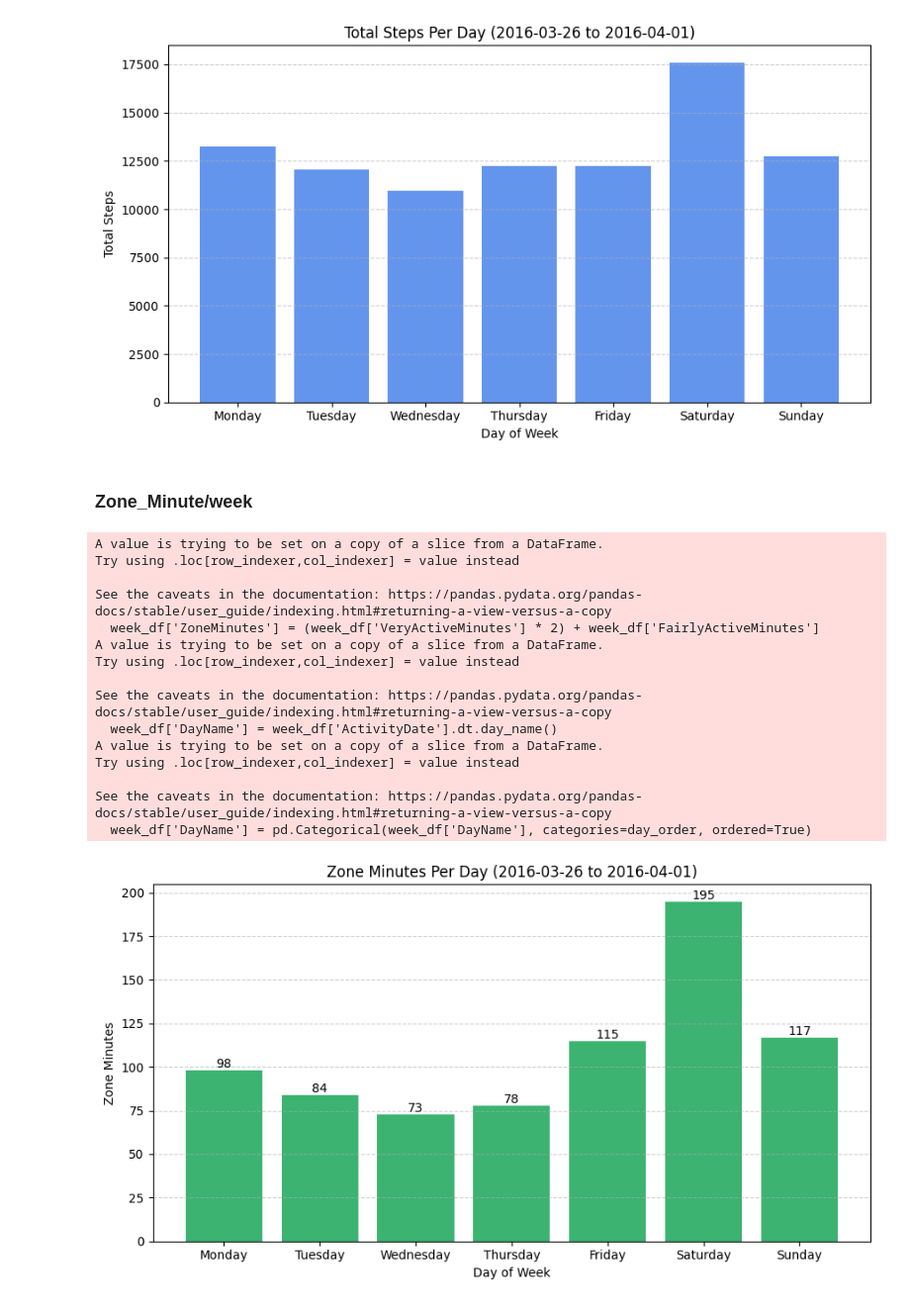
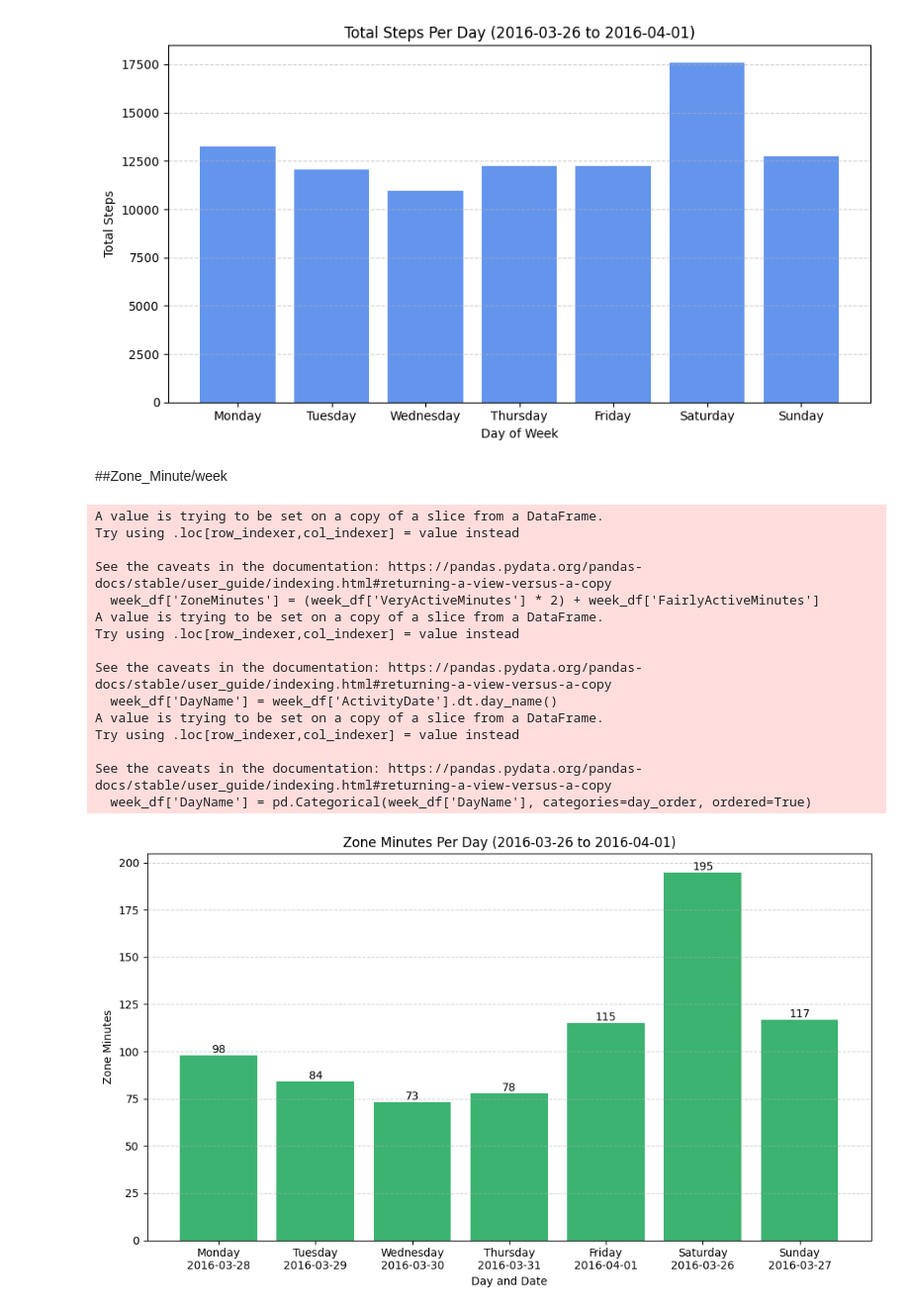
Before and after one commit to AnjaliVaghjiani/Thesis, a Jupyter notebook: DataAnalyisis.ipynb, the cells around one changed output. Shown at 99% size. Cells and saved outputs as stored; diff of their text form; code cells hidden in the pictures.

```diff
--- a/DataAnalyisis.ipynb
+++ b/DataAnalyisis.ipynb
@@ -321,7 +321,7 @@ See the caveats in the documentation: https://pandas.pydata.org/pandas-docs/stab
   week_df['DayName'] = pd.Categorical(week_df['DayName'], categories=day_order, ordered=True)
 [figure]
 # %% [markdown]
-### Zone_Minute/week
+##Zone_Minute/week
 # %%
 
 # Copy and prepare data
@@ -347,36 +347,39 @@ day_order = ['Monday', 'Tuesday', 'Wednesday', 'Thursday', 'Friday', 'Saturday',
 week_df['DayName'] = pd.Categorical(week_df['DayName'], categories=day_order, ordered=True)
 week_df = week_df.sort_values('DayName')
 
+week_df['DayDateLabel'] = week_df.apply(
+    lambda row: f"{row['DayName']}\n{row['ActivityDate'].strftime('%Y-%m-%d')}", axis=1
+)
 # Plot zone minutes per day
-plt.figure(figsize=(9, 5))
-bars = plt.bar(week_df['DayName'], week_df['ZoneMinutes'], color='mediumseagreen')
+plt.figure(figsize=(10, 6))
+bars = plt.bar(week_df['DayDateLabel'], week_df['ZoneMinutes'], color='mediumseagreen')
 
 # Add value labels on top of each bar
 for bar in bars:
     height = bar.get_height()
     plt.text(bar.get_x() + bar.get_width() / 2, height, f'{int(height)}',
              ha='center', va='bottom', fontsize=10)
 
 plt.title(f'Zone Minutes Per Day ({start_date.date()} to {end_date.date()})')
-plt.xlabel('Day of Week')
+plt.xlabel('Day and Date')
 plt.ylabel('Zone Minutes')
 plt.grid(axis='y', linestyle='--', alpha=0.6)
 plt.tight_layout()
 plt.show()
 # %% [output]
 A value is trying to be set on a copy of a slice from a DataFrame.
 Try using .loc[row_indexer,col_indexer] = value instead
 
 See the caveats in the documentation: https://pandas.pydata.org/pandas-docs/stable/user_guide/indexing.html#returning-a-view-versus-a-copy
   week_df['ZoneMinutes'] = (week_df['VeryActiveMinutes'] * 2) + week_df['FairlyActiveMinutes']
 A value is trying to be set on a copy of a slice from a DataFrame.
 Try using .loc[row_indexer,col_indexer] = value instead
 
 See the caveats in the documentation: https://pandas.pydata.org/pandas-docs/stable/user_guide/indexing.html#returning-a-view-versus-a-copy
   week_df['DayName'] = week_df['ActivityDate'].dt.day_name()
 A value is trying to be set on a copy of a slice from a DataFrame.
 Try using .loc[row_indexer,col_indexer] = value instead
 
 See the caveats in the documentation: https://pandas.pydata.org/pandas-docs/stable/user_guide/indexing.html#returning-a-view-versus-a-copy
   week_df['DayName'] = pd.Categorical(week_df['DayName'], categories=day_order, ordered=True)
-[figure, old version]
+[figure, new version]
```
Also changed, not shown: parts of 7 cells of this notebook.
